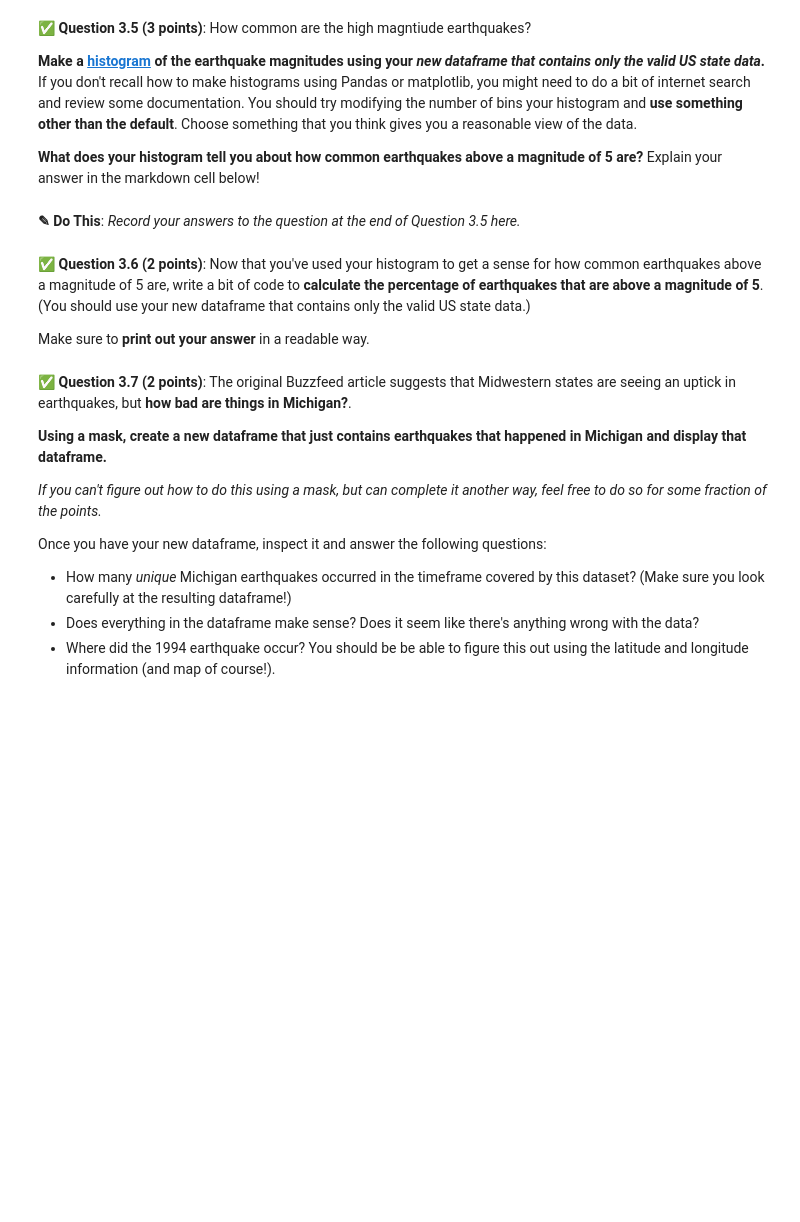
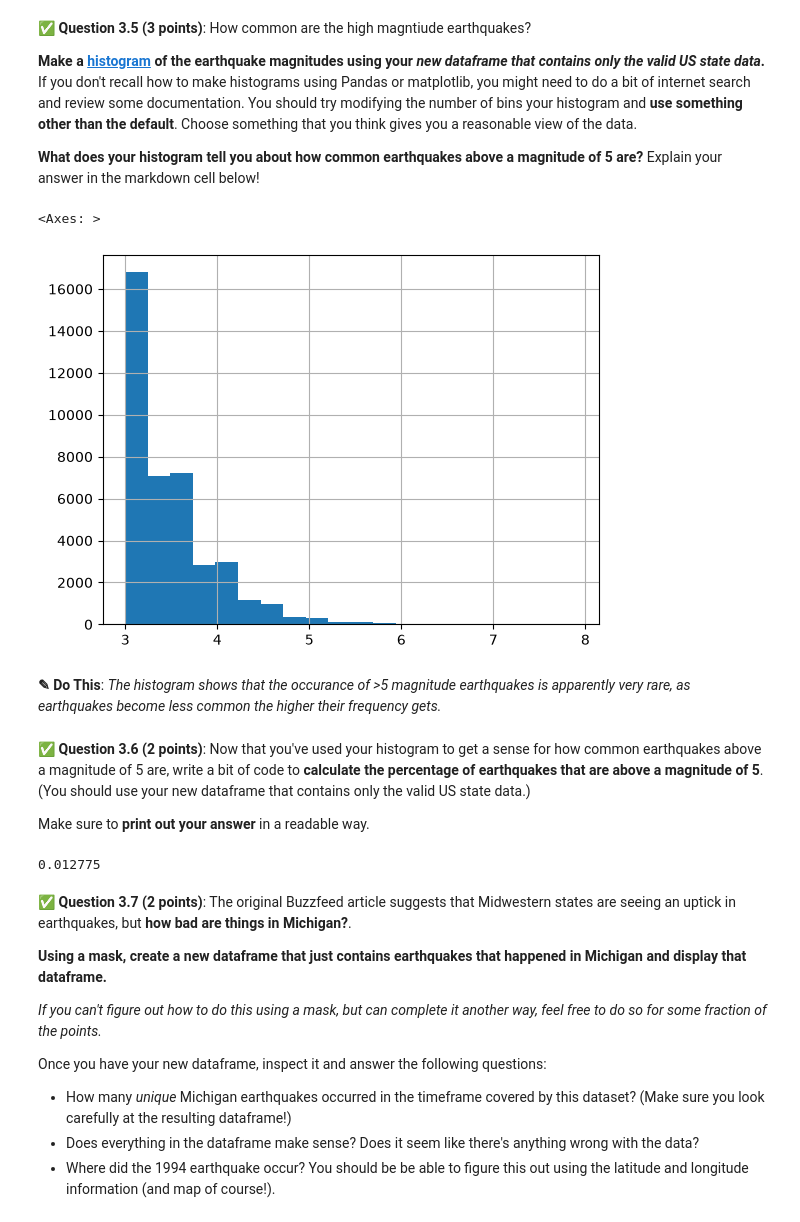
Before and after one commit to ethanb524/CMSE202-f25-turnin, a Jupyter notebook: hw-01/HW-01_GitPracticeDebuggingPythonPackagesAndClasses-STUDENT.ipynb, the cells around one changed output. Saved outputs shown, nothing was run; the diff lists cells and outputs as text; code cells hidden in the pictures; blank space fills up the shorter version.

```diff
--- a/hw-01/HW-01_GitPracticeDebuggingPythonPackagesAndClasses-STUDENT.ipynb
+++ b/hw-01/HW-01_GitPracticeDebuggingPythonPackagesAndClasses-STUDENT.ipynb
@@ -315,6 +389,7 @@ Does the resulting plot meet your expectations? Is there anything that surprises
 **Use this function to create a new dataframe that only contains the rows with a valid entry in the `state` column.**
 # %%
 ### Put your code here
+earthquake_states = earthquake_states.dropna()
 # %% [markdown]
 &#9989; **Question 3.5 (3 points)**: How common are the high magntiude earthquakes?
 
@@ -323,14 +398,22 @@ Does the resulting plot meet your expectations? Is there anything that surprises
 **What does your histogram tell you about how common earthquakes above a magnitude of 5 are?** Explain your answer in the markdown cell below!
 # %%
 ### Put your code here
+earthquake_states['mag'].hist(bins=20)
+# %% [output]
+<Axes: >
+[figure, added]
-# %% [markdown]
-**<font size=+3>&#9998;</font> Do This**: *Record your answers to the question at the end of Question 3.5 here.*
+# %% [markdown]
+**<font size=+3>&#9998;</font> Do This**: *The histogram shows that the occurance of >5 magnitude earthquakes is apparently very rare, as earthquakes become less common the higher their frequency gets.*
 # %% [markdown]
 &#9989; **Question 3.6 (2 points)**: Now that you've used your histogram to get a sense for how common earthquakes above a magnitude of 5 are, write a bit of code to **calculate the percentage of earthquakes that are above a magnitude of 5**. (You should use your new dataframe that contains only the valid US state data.)
 
 Make sure to **print out your answer** in a readable way.
 # %%
 ### Put your code here
+percentage = (earthquake_states['mag'] > 5).mean()
+print(percentage)
+# %% [output]
+0.012775
 # %% [markdown]
 &#9989; **Question 3.7 (2 points)**: The original Buzzfeed article suggests that Midwestern states are seeing an uptick in earthquakes, but **how bad are things in Michigan?**.
 
```
Also changed, not shown: parts of 29 cells of this notebook.
